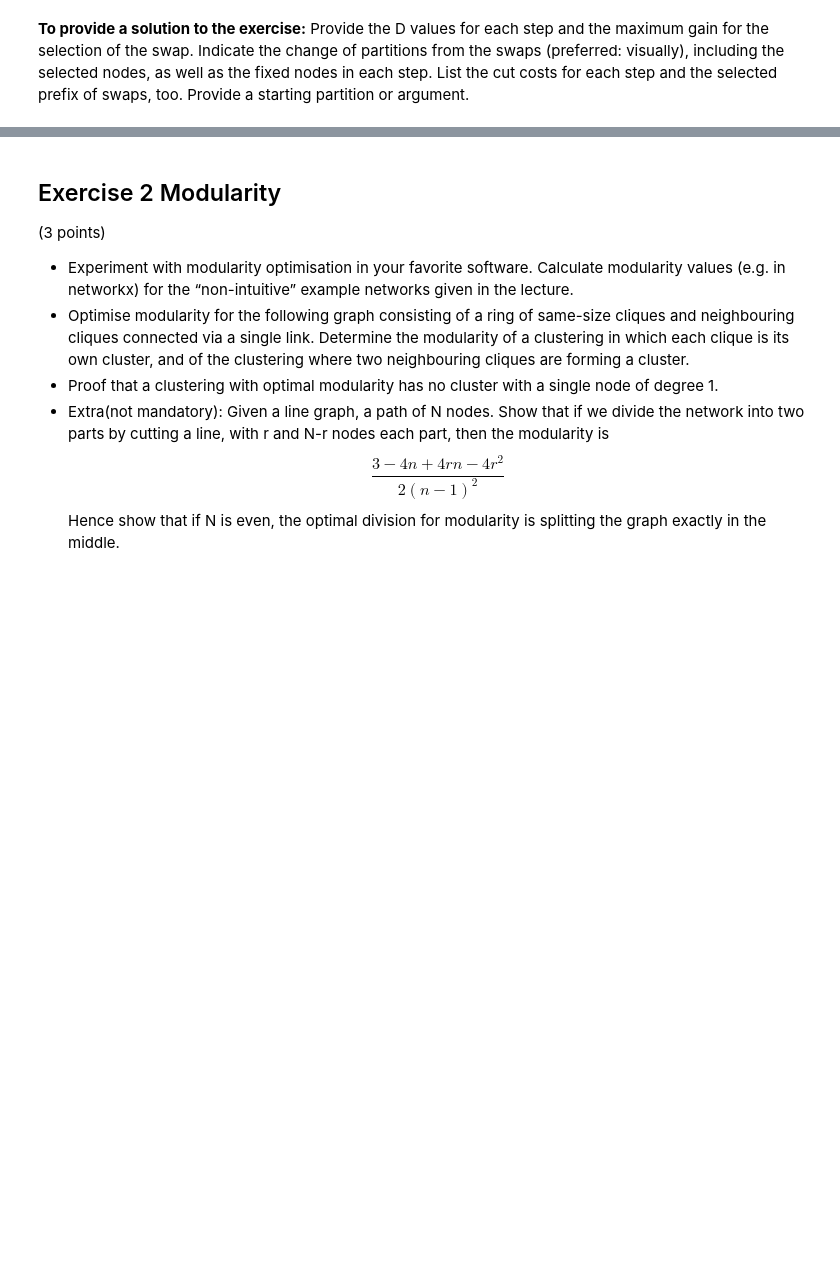
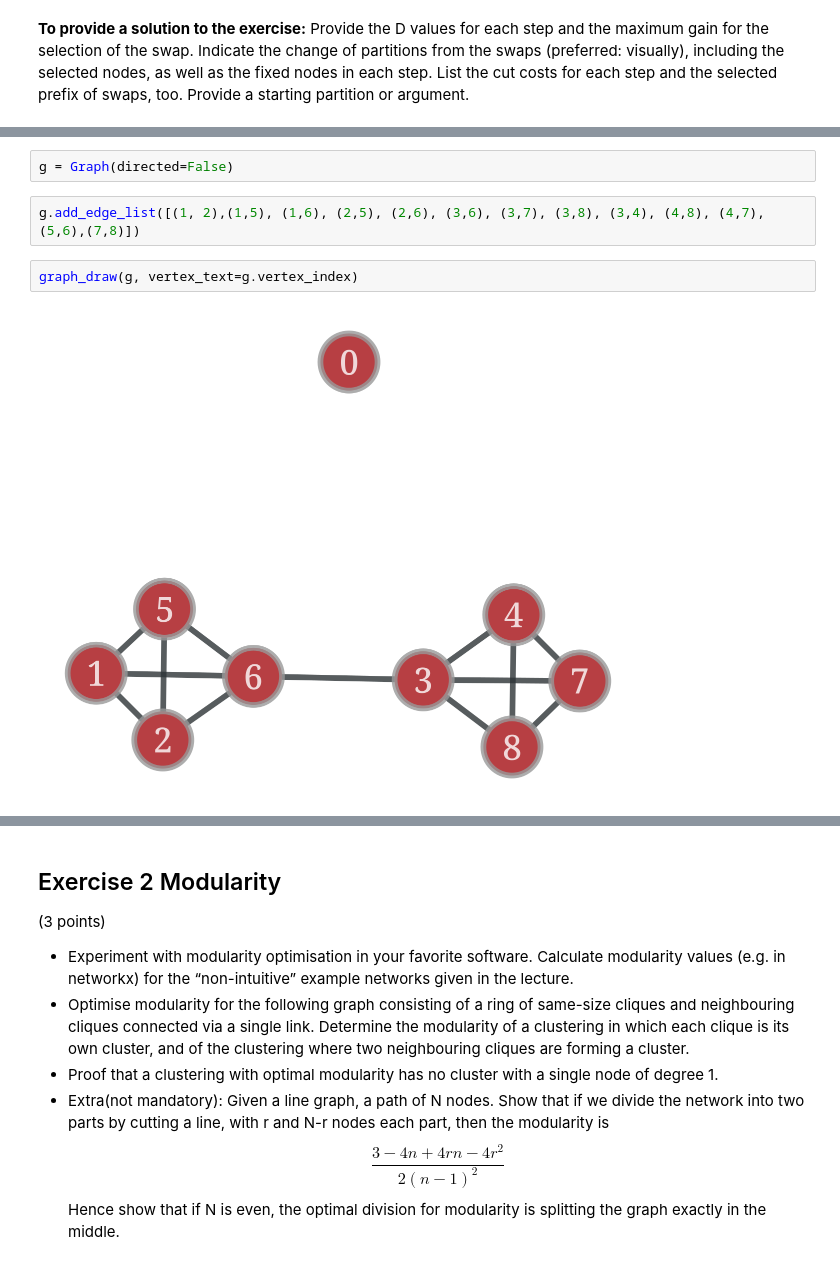
Before and after one commit to flupppi/EiPy, a Jupyter notebook: nbs/02_netana_ex04.ipynb, the cells around one changed output, grey strips where cells are left out. Saved outputs shown, nothing was run; the diff lists cells and outputs as text; blank space fills up the shorter version.

```diff
--- a/nbs/02_netana_ex04.ipynb
+++ b/nbs/02_netana_ex04.ipynb
@@ -18,0 +49,8 @@ Provide the D values for each step and the maximum gain for the selection of the
+# %%
+g = Graph(directed=False)
+# %%
+g.add_edge_list([(1, 2),(1,5), (1,6), (2,5), (2,6), (3,6), (3,7), (3,8), (3,4), (4,8), (4,7),  (5,6),(7,8)])
+# %%
+graph_draw(g, vertex_text=g.vertex_index)
+# %% [output]
+[figure, added]
```
Also changed, not shown: parts of 6 cells of this notebook, 11 other files.
